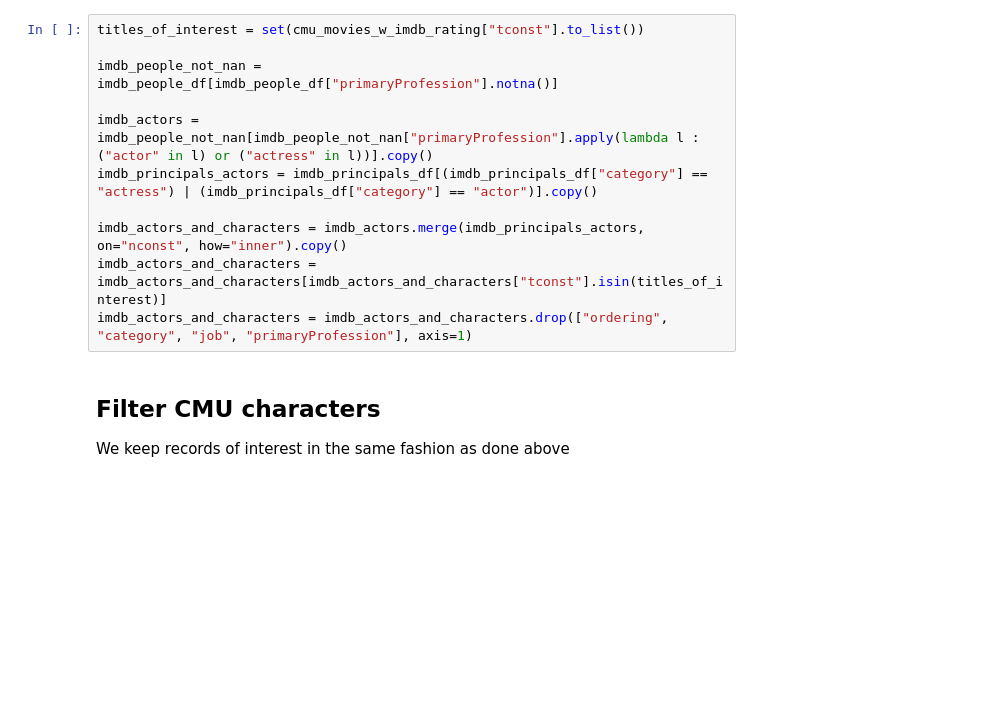
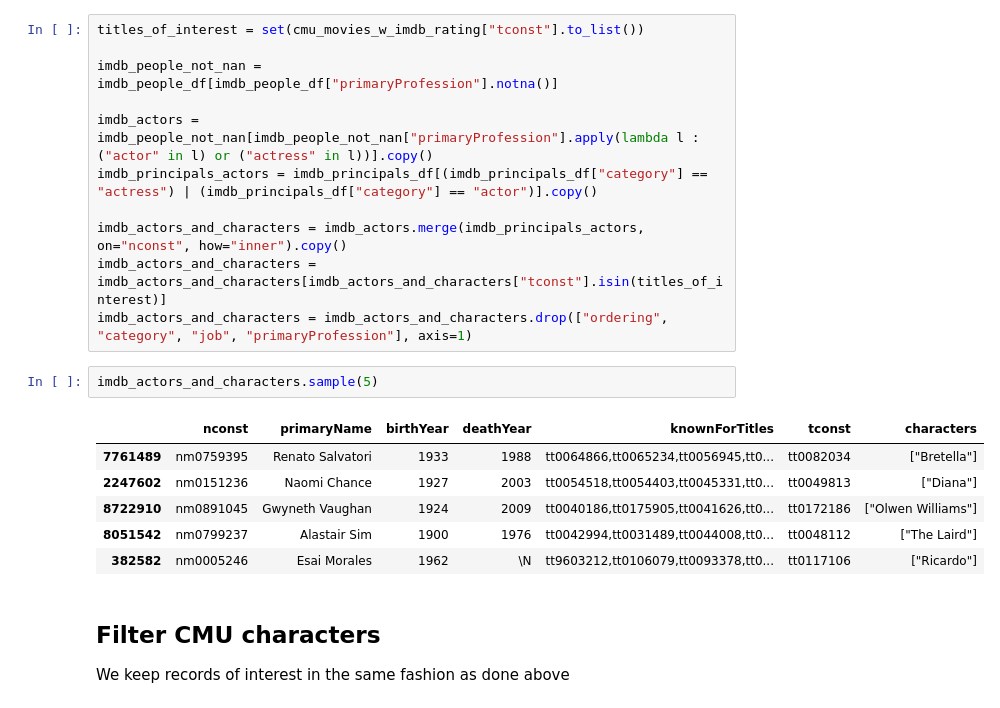
Before and after one commit to epfl-ada/ada-2023-project-advanceddataarsonists, a Jupyter notebook: initial_analyses.ipynb, the cells around one changed output. Cells and saved outputs as stored; diff of their text form; blank space fills up the shorter version.

```diff
--- a/initial_analyses.ipynb
+++ b/initial_analyses.ipynb
@@ -402,6 +406,15 @@ imdb_principals_actors = imdb_principals_df[(imdb_principals_df["category"] == "
 imdb_actors_and_characters = imdb_actors.merge(imdb_principals_actors, on="nconst", how="inner").copy()
 imdb_actors_and_characters = imdb_actors_and_characters[imdb_actors_and_characters["tconst"].isin(titles_of_interest)]
 imdb_actors_and_characters = imdb_actors_and_characters.drop(["ordering", "category", "job", "primaryProfession"], axis=1)
+# %%
+imdb_actors_and_characters.sample(5)
+# %% [output]
+|  | nconst | primaryName | birthYear | deathYear | knownForTitles | tconst | characters |
+| 7761489 | nm0759395 | Renato Salvatori | 1933 | 1988 | tt0064866,tt0065234,tt0056945,tt0... | tt0082034 | ["Bretella"] |
+| 2247602 | nm0151236 | Naomi Chance | 1927 | 2003 | tt0054518,tt0054403,tt0045331,tt0... | tt0049813 | ["Diana"] |
+| 8722910 | nm0891045 | Gwyneth Vaughan | 1924 | 2009 | tt0040186,tt0175905,tt0041626,tt0... | tt0172186 | ["Olwen Williams"] |
+| 8051542 | nm0799237 | Alastair Sim | 1900 | 1976 | tt0042994,tt0031489,tt0044008,tt0... | tt0048112 | ["The Laird"] |
+| 382582 | nm0005246 | Esai Morales | 1962 | \N | tt9603212,tt0106079,tt0093378,tt0... | tt0117106 | ["Ricardo"] |
 # %% [markdown]
 ## Filter CMU characters
 We keep records of interest in the same fashion as done above
```
Also changed, not shown: parts of 24 cells of this notebook, 1 other file.
